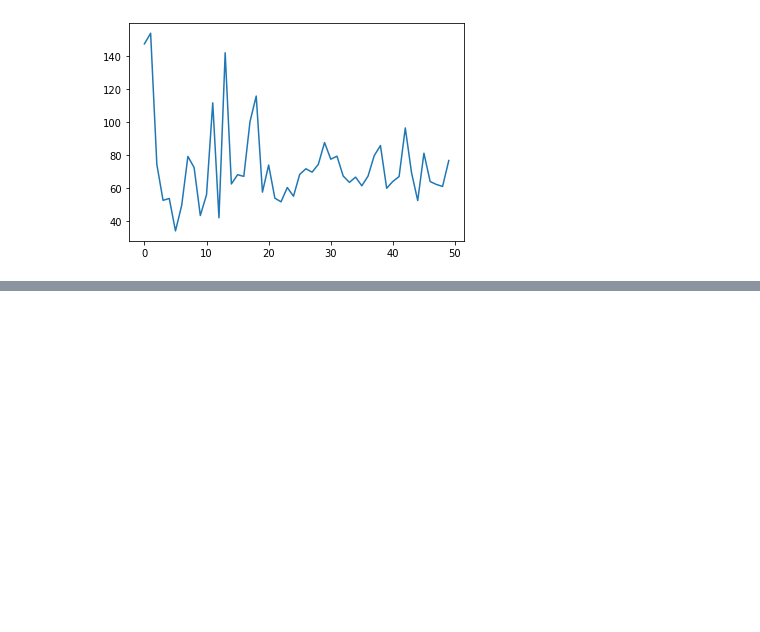
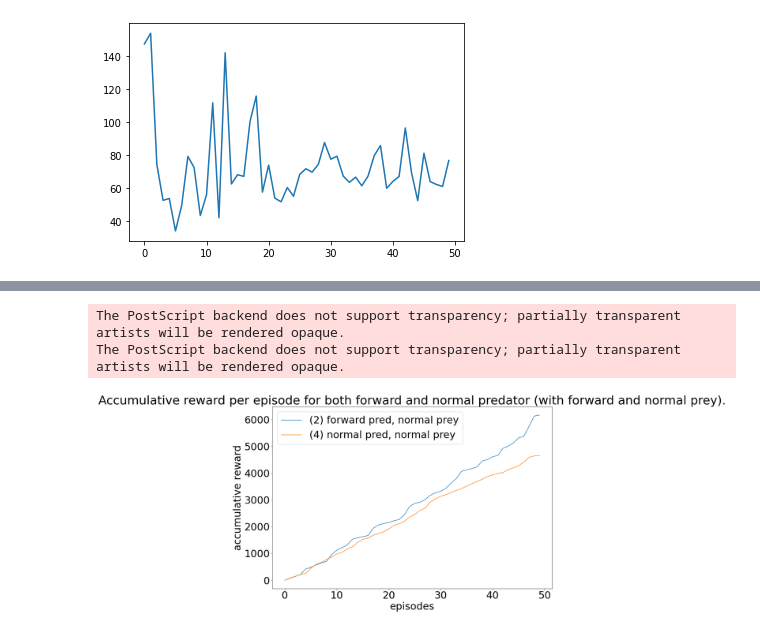
Before and after one commit to gansem/learning_machines_robobo, a Jupyter notebook: src/analytics3.ipynb, the cells around one changed output, grey strips where cells are left out. Cells and saved outputs as stored; diff of their text form; code cells hidden in the pictures; blank space fills up the shorter version.

```diff
--- a/src/analytics3.ipynb
+++ b/src/analytics3.ipynb
@@ -35,0 +75,25 @@ plt.show()
+# %%
+#  pred accumulative summed reward
+
+plt.figure(figsize=(15,10))
+plt.rcParams.update({'font.size': 30})
+for k,v in enumerate(dfs_pred):
+    if k == 1 or k == 3:
+        summed_pred = [sum(v['accu_reward'].iloc[0:i]) for i in range(len(v))]
+        plt.plot(summed_pred)
+plt.ylabel('accumulative reward')
+plt.xlabel('episodes')
+# plt.title('Accumulative reward per episode for both forward and normal predator (with forward and normal prey).')
+plt.legend(
+[
+    # '(1) forward pred, forward prey',
+    '(2) forward pred, normal prey',
+    # '(3) normal pred, forward prey',
+    '(4) normal pred, normal prey'
+]
+)
+plt.savefig('../img/task_3/lineplot_summed_preds_accu_reward_episode.eps')
+# %% [output]
+The PostScript backend does not support transparency; partially transparent artists will be rendered opaque.
+The PostScript backend does not support transparency; partially transparent artists will be rendered opaque.
+[figure, added]
```
Also changed, not shown: parts of 18 cells of this notebook, 6 other files.
